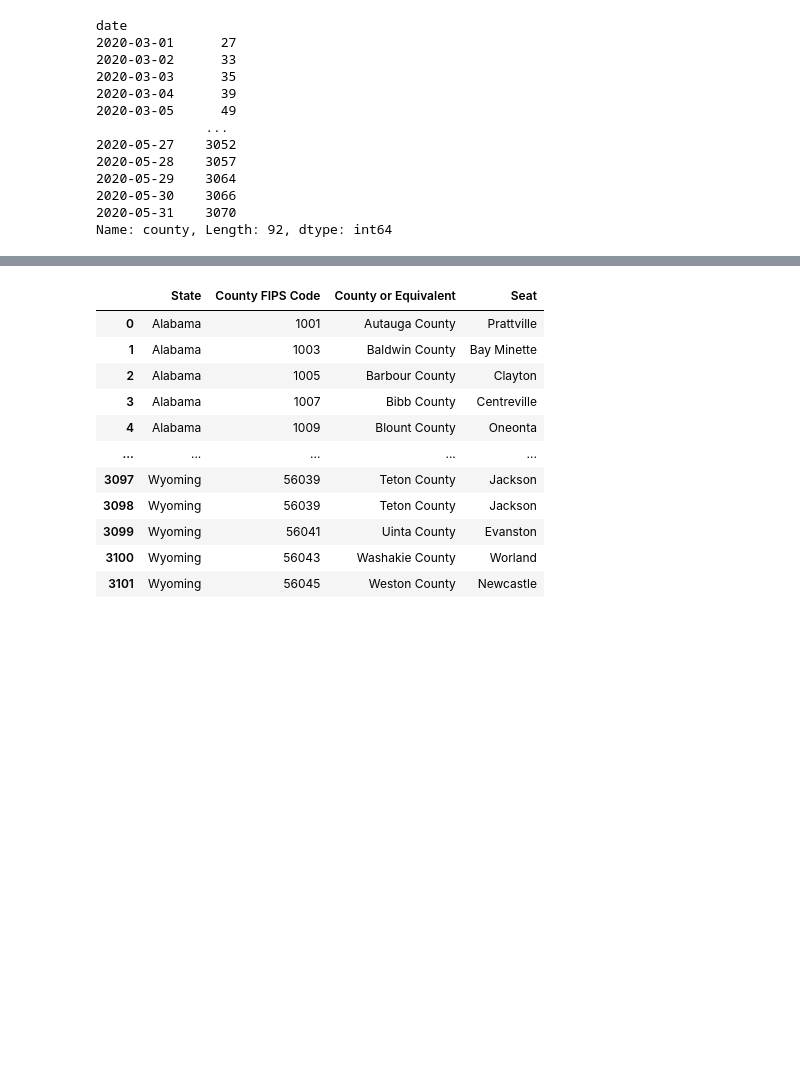
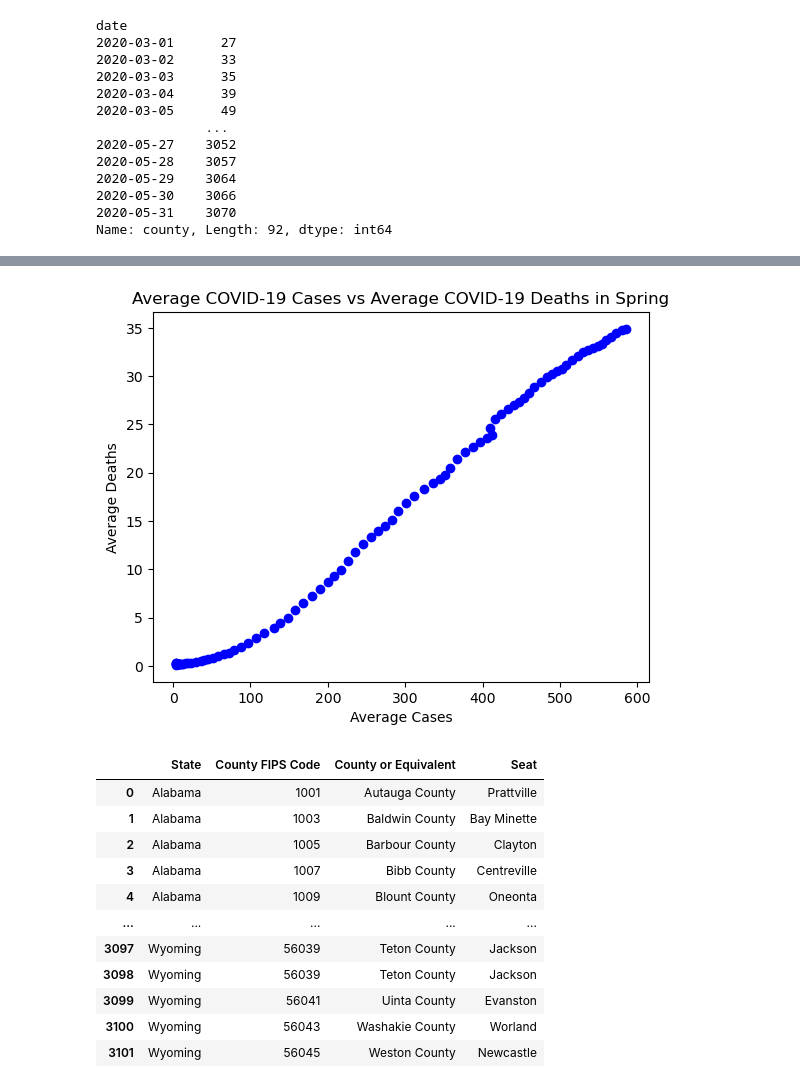
Before and after one commit to ryankracaw/project-one, a Jupyter notebook: spring.ipynb, the cells around one changed output, grey strips where cells are left out. Drawn from its saved outputs; the diff is of its cells as text; code cells hidden in the pictures; blank space fills up the shorter version.

```diff
--- a/spring.ipynb
+++ b/spring.ipynb
@@ -128,3 +154,19 @@ plt.show()
+# %%
+# Build scatter plot for cases vs death
+x_axis = spring_avgperdate_df["cases"]
+y_axis = spring_avgperdate_df["deaths"]
+
+# Incorporate the other graph properties
+plt.scatter(x_axis, y_axis, marker="o", color="blue")
+
+plt.title("Average COVID-19 Cases vs Average COVID-19 Deaths in Spring")
+plt.xlabel("Average Cases")
+plt.ylabel("Average Deaths")
+
+# Show plot
+plt.show()
+# %% [output]
+[figure, added]
 # %%
 # display date frame
 counties_df
```
Also changed, not shown: parts of 7 cells of this notebook.
